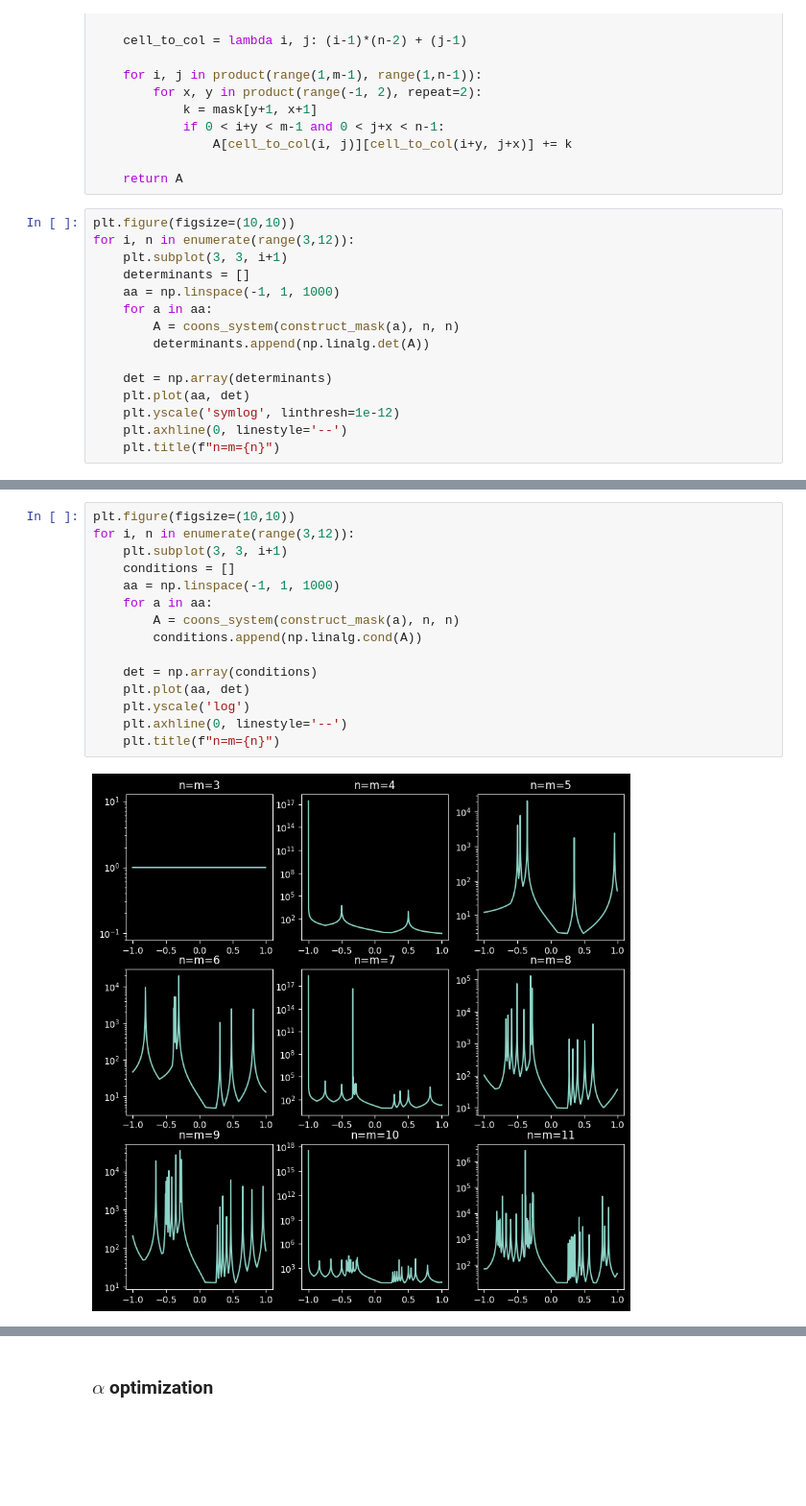
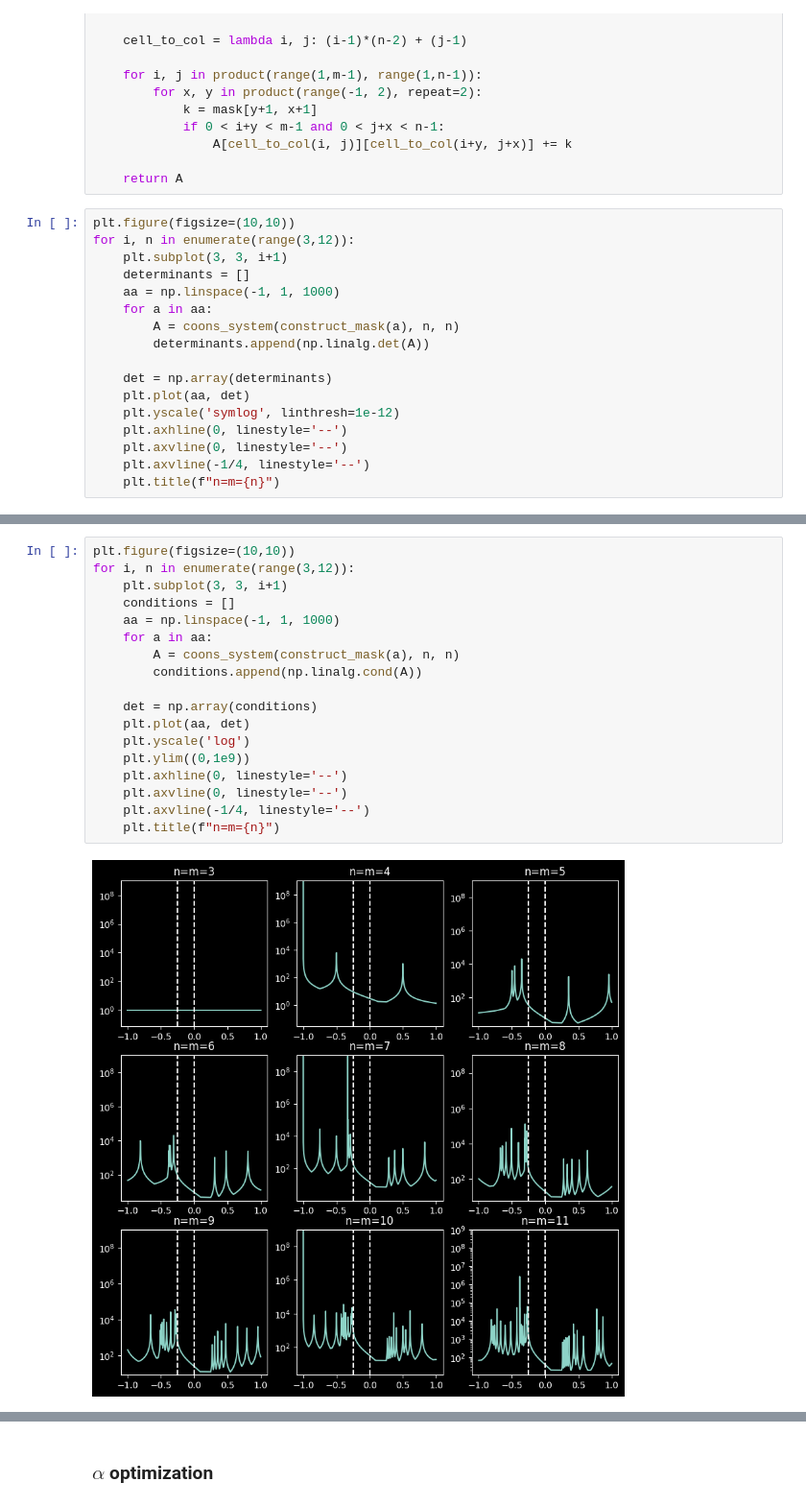
Before and after one commit to njezersek/diskrente-coonsove-ploskve-rpgo, a Jupyter notebook: coons.ipynb, the cells around one changed output, grey strips where cells are left out. Shown at 96% size. Cells and saved outputs as stored; diff of their text form; blank space fills up the shorter version.

```diff
--- a/coons.ipynb
+++ b/coons.ipynb
@@ -489,5 +494,7 @@ for i, n in enumerate(range(3,12)):
 	plt.plot(aa, det)
 	plt.yscale('symlog', linthresh=1e-12)
 	plt.axhline(0, linestyle='--')
+	plt.axvline(0, linestyle='--')
+	plt.axvline(-1/4, linestyle='--')
 	plt.title(f"n=m={n}")
 # %% [output]
@@ -495,17 +502,20 @@ for i, n in enumerate(range(3,12)):
 # %%
 plt.figure(figsize=(10,10))
 for i, n in enumerate(range(3,12)):
 	plt.subplot(3, 3, i+1)
 	conditions = []
 	aa = np.linspace(-1, 1, 1000)
 	for a in aa:
 		A = coons_system(construct_mask(a), n, n)
 		conditions.append(np.linalg.cond(A))
 
 	det = np.array(conditions)
 	plt.plot(aa, det)
 	plt.yscale('log')
+	plt.ylim((0,1e9))
 	plt.axhline(0, linestyle='--')
+	plt.axvline(0, linestyle='--')
+	plt.axvline(-1/4, linestyle='--')
 	plt.title(f"n=m={n}")
 # %% [output]
-[figure, old version]
+[figure, new version]
```
Also changed, not shown: parts of 15 cells of this notebook.
